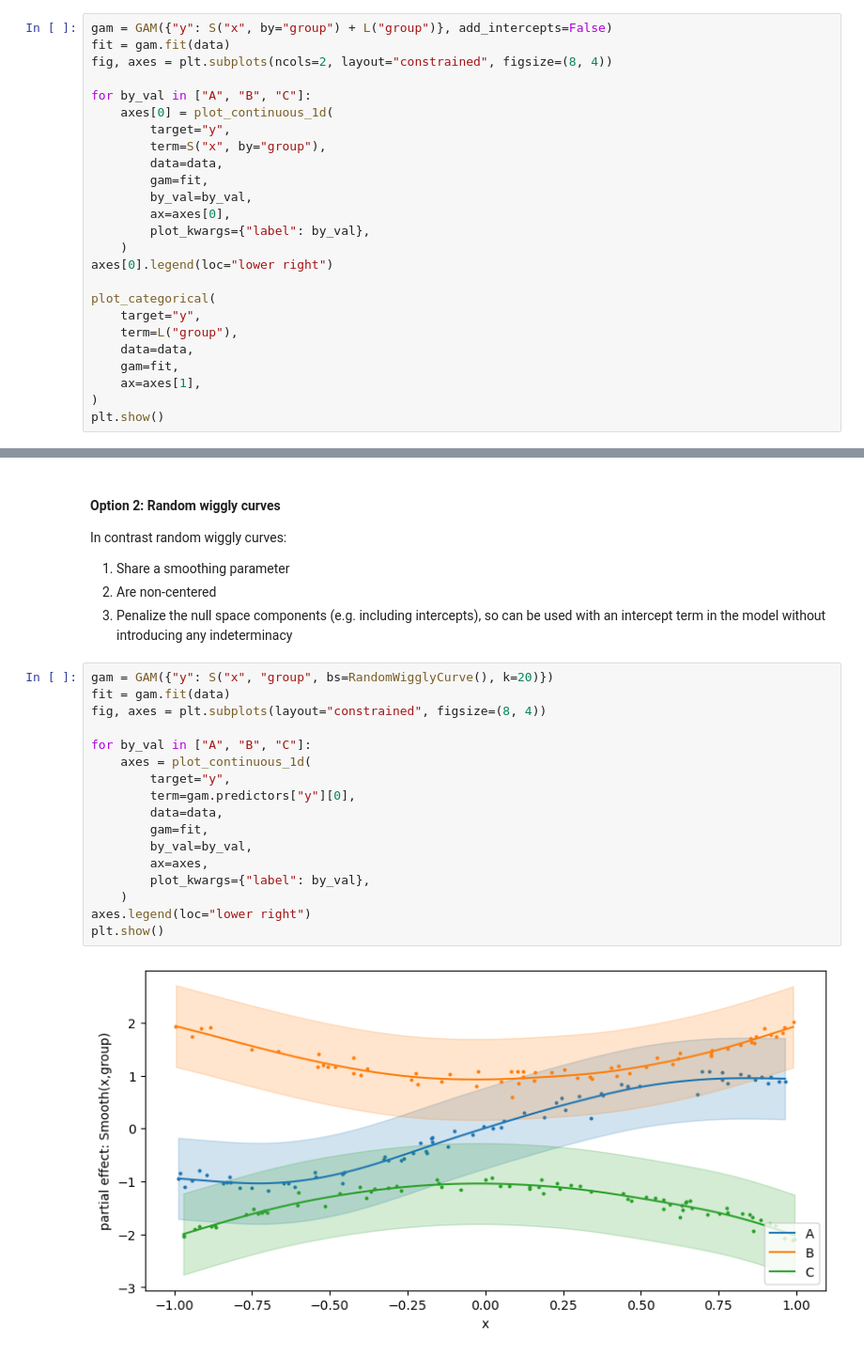
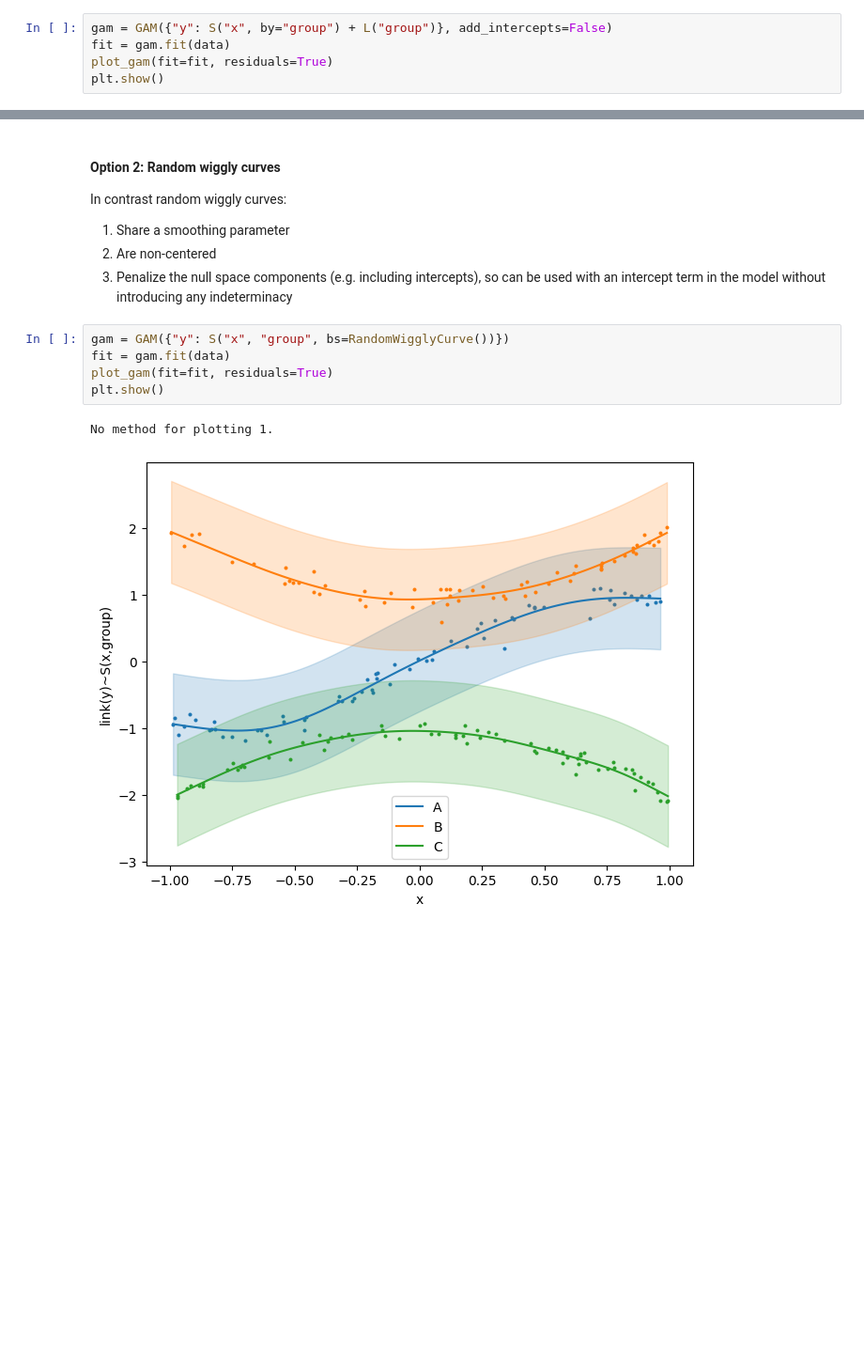
Before and after one commit to danielward27/pymgcv, a Jupyter notebook: docs/examples/smooth_by_categorical.ipynb, the cells around one changed output, grey strips where cells are left out. Shown at 94% size. Cells and saved outputs as stored; diff of their text form; blank space fills up the shorter version.

```diff
--- a/docs/examples/smooth_by_categorical.ipynb
+++ b/docs/examples/smooth_by_categorical.ipynb
@@ -38,26 +40,6 @@ data = pd.DataFrame({"x": x, "y": y, "group": group})
 # %%
 gam = GAM({"y": S("x", by="group") + L("group")}, add_intercepts=False)
 fit = gam.fit(data)
-fig, axes = plt.subplots(ncols=2, layout="constrained", figsize=(8, 4))
-
-for by_val in ["A", "B", "C"]:
-    axes[0] = plot_continuous_1d(
-        target="y",
-        term=S("x", by="group"),
-        data=data,
-        gam=fit,
-        by_val=by_val,
-        ax=axes[0],
-        plot_kwargs={"label": by_val},
-    )
-axes[0].legend(loc="lower right")
-
-plot_categorical(
-    target="y",
-    term=L("group"),
-    data=data,
-    gam=fit,
-    ax=axes[1],
-)
+plot_gam(fit=fit, residuals=True)
 plt.show()
 # %% [output]
@@ -70,21 +52,10 @@ In contrast random wiggly curves:
 2. Are non-centered
 3. Penalize the null space components (e.g. including intercepts), so can be used with an intercept term in the model without introducing any indeterminacy
 # %%
-gam = GAM({"y": S("x", "group", bs=RandomWigglyCurve(), k=20)})
+gam = GAM({"y": S("x", "group", bs=RandomWigglyCurve())})
 fit = gam.fit(data)
-fig, axes = plt.subplots(layout="constrained", figsize=(8, 4))
-
-for by_val in ["A", "B", "C"]:
-    axes = plot_continuous_1d(
-        target="y",
-        term=gam.predictors["y"][0],
-        data=data,
-        gam=fit,
-        by_val=by_val,
-        ax=axes,
-        plot_kwargs={"label": by_val},
-    )
-axes.legend(loc="lower right")
+plot_gam(fit=fit, residuals=True)
 plt.show()
 # %% [output]
+No method for plotting 1.
-[figure, old version]
+[figure, new version]
```
Also changed, not shown: parts of 2 cells of this notebook, 3 other files.
